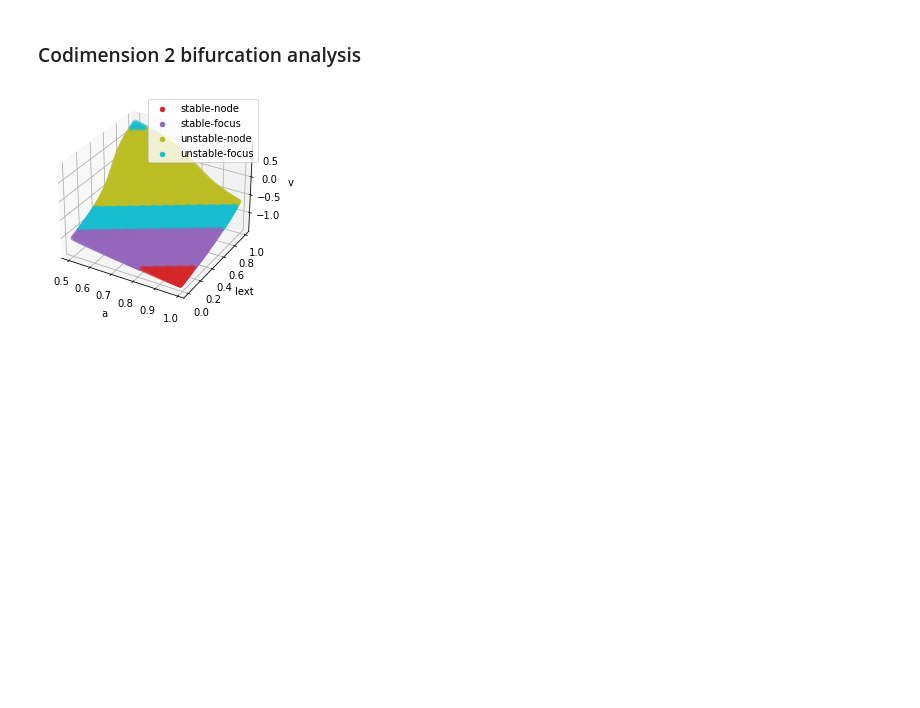
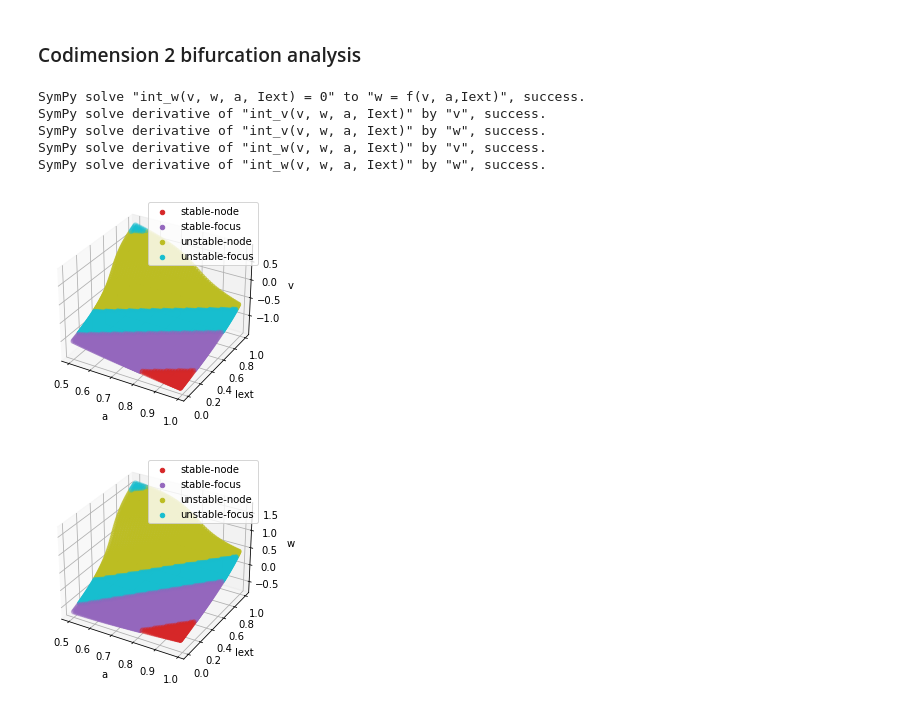
Before and after one commit to quanpeng0/BrainModels, a Jupyter notebook: docs/tutorials/dynamics_analysis/FitzHugh_Nagumo_analysis.ipynb, the cells around one changed output. Cells and saved outputs as stored; diff of their text form; code cells hidden in the pictures; blank space fills up the shorter version.

```diff
--- a/docs/tutorials/dynamics_analysis/FitzHugh_Nagumo_analysis.ipynb
+++ b/docs/tutorials/dynamics_analysis/FitzHugh_Nagumo_analysis.ipynb
@@ -79,10 +92,16 @@ analyzer.plot_bifurcation(show=True)
 # %%
 analyzer = bp.analysis.Bifurcation(
     model=neuron,
-    target_pars={'a': [0.5, 1.], 'Iext': [0., 1.]},
-    target_vars={'v': [-3, 3], 'w': [-3., 3.]},
+    target_pars=OrderedDict(a=[0.5, 1.], Iext=[0., 1.]),
+    target_vars=OrderedDict(v=[-3, 3], w=[-3., 3.]),
     numerical_resolution=0.01,
 )
 analyzer.plot_bifurcation(show=True)
 # %% [output]
+SymPy solve "int_w(v, w, a, Iext) = 0" to "w = f(v, a,Iext)", success.
+SymPy solve derivative of "int_v(v, w, a, Iext)" by "v", success.
+SymPy solve derivative of "int_v(v, w, a, Iext)" by "w", success.
+SymPy solve derivative of "int_w(v, w, a, Iext)" by "v", success.
+SymPy solve derivative of "int_w(v, w, a, Iext)" by "w", success.
 [figure]
+[figure, added]
```
Also changed, not shown: parts of 3 cells of this notebook, 6 other files.
